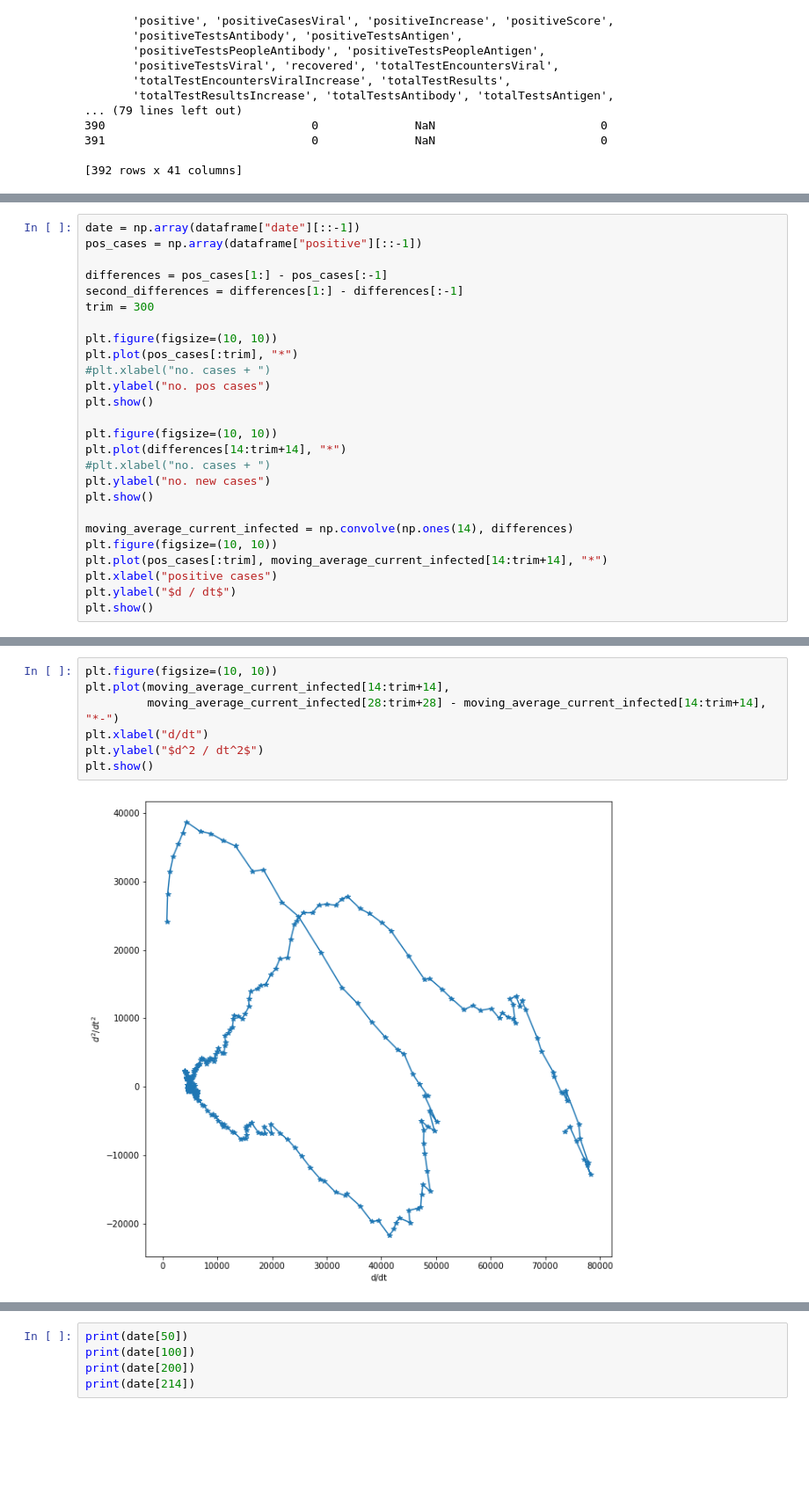
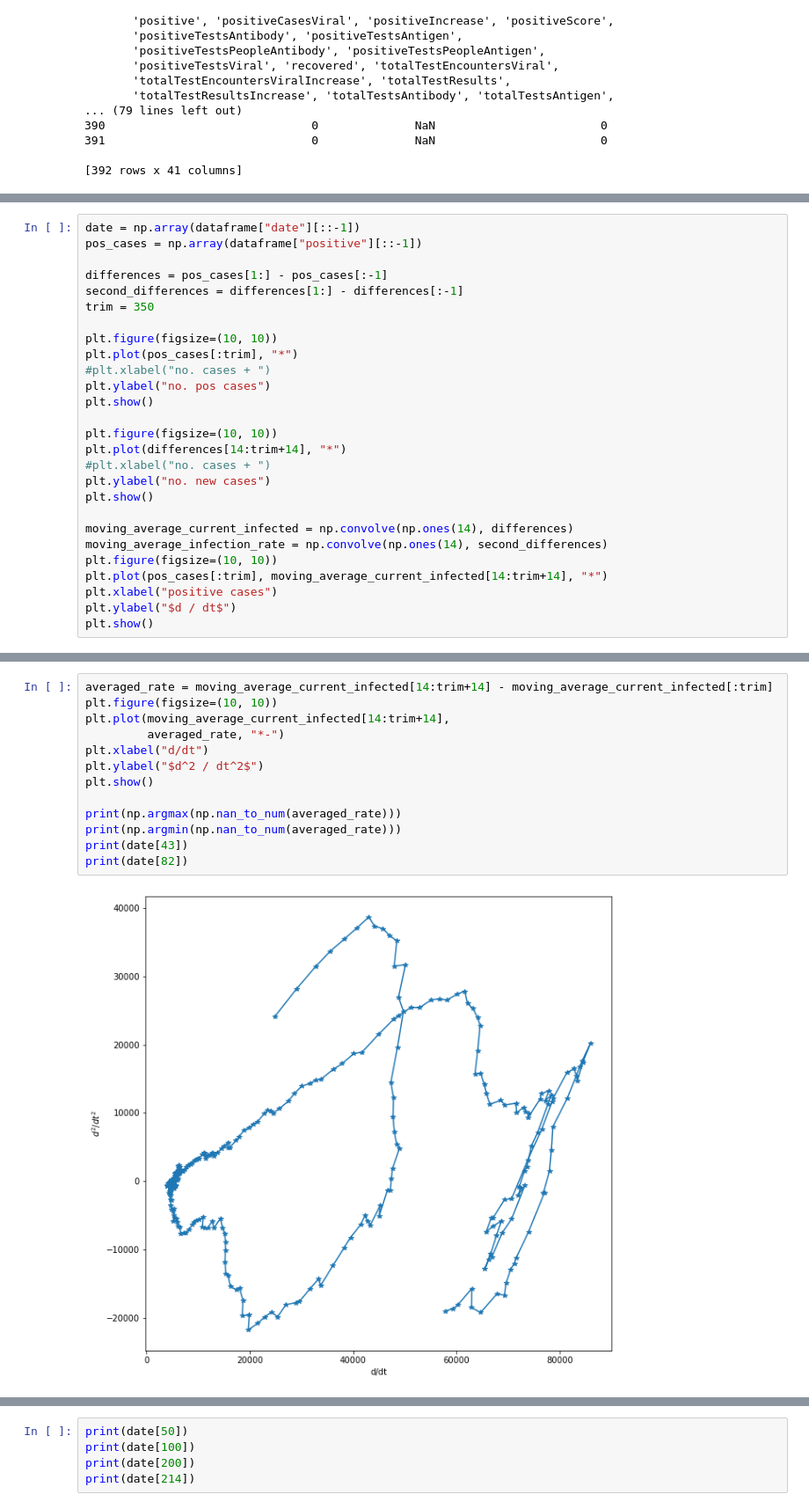
Before and after one commit to JeromeTroy/gsg_project_5, a Jupyter notebook: Exploration.ipynb, the cells around one changed output, grey strips where cells are left out. Shown at 88% size. Saved outputs shown, nothing was run; the diff lists cells and outputs as text; blank space fills up the shorter version.

```diff
--- a/Exploration.ipynb
+++ b/Exploration.ipynb
@@ -53,7 +63,7 @@ pos_cases = np.array(dataframe["positive"][::-1])
 
 differences = pos_cases[1:] - pos_cases[:-1]
 second_differences = differences[1:] - differences[:-1]
-trim = 300
+trim = 350
 
 plt.figure(figsize=(10, 10))
 plt.plot(pos_cases[:trim], "*")
@@ -68,6 +78,7 @@ plt.ylabel("no. new cases")
 plt.show()
 
 moving_average_current_infected = np.convolve(np.ones(14), differences)
+moving_average_infection_rate = np.convolve(np.ones(14), second_differences)
 plt.figure(figsize=(10, 10))
 plt.plot(pos_cases[:trim], moving_average_current_infected[14:trim+14], "*")
 plt.xlabel("positive cases")
@@ -80,9 +91,15 @@ plt.show()
 # %%
+averaged_rate = moving_average_current_infected[14:trim+14] - moving_average_current_infected[:trim]
 plt.figure(figsize=(10, 10))
 plt.plot(moving_average_current_infected[14:trim+14],
-         moving_average_current_infected[28:trim+28] - moving_average_current_infected[14:trim+14], "*-")
+         averaged_rate, "*-")
 plt.xlabel("d/dt")
 plt.ylabel("$d^2 / dt^2$")
 plt.show()
+
+print(np.argmax(np.nan_to_num(averaged_rate)))
+print(np.argmin(np.nan_to_num(averaged_rate)))
+print(date[43])
+print(date[82])
 # %% [output]
-[figure, old version]
+[figure, new version]
```
Also changed, not shown: parts of 11 cells of this notebook, 4 other files.
